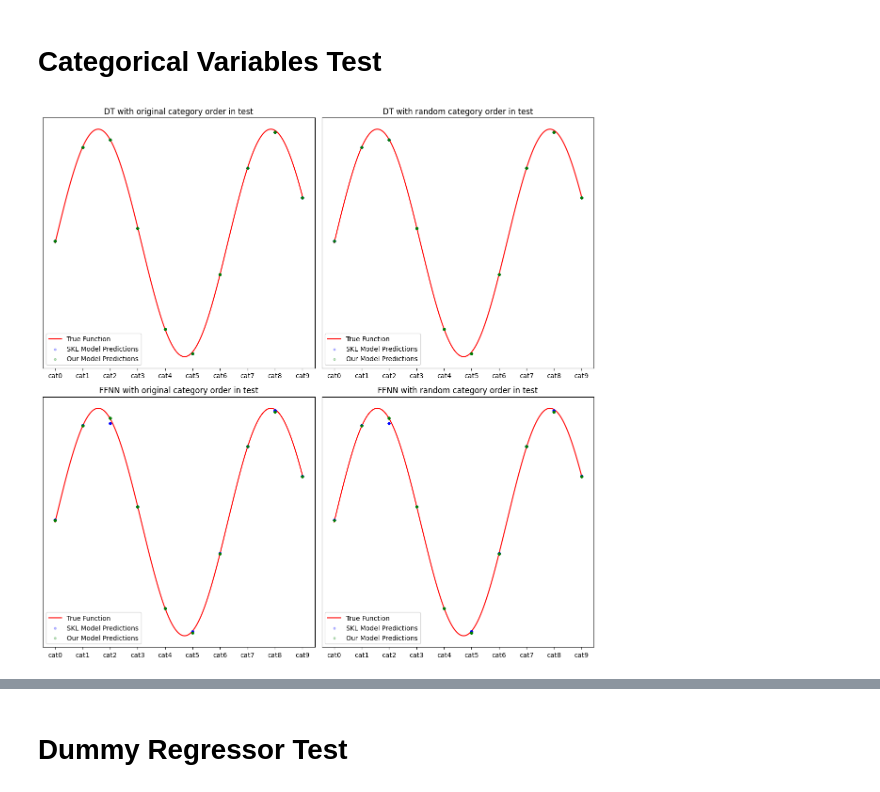
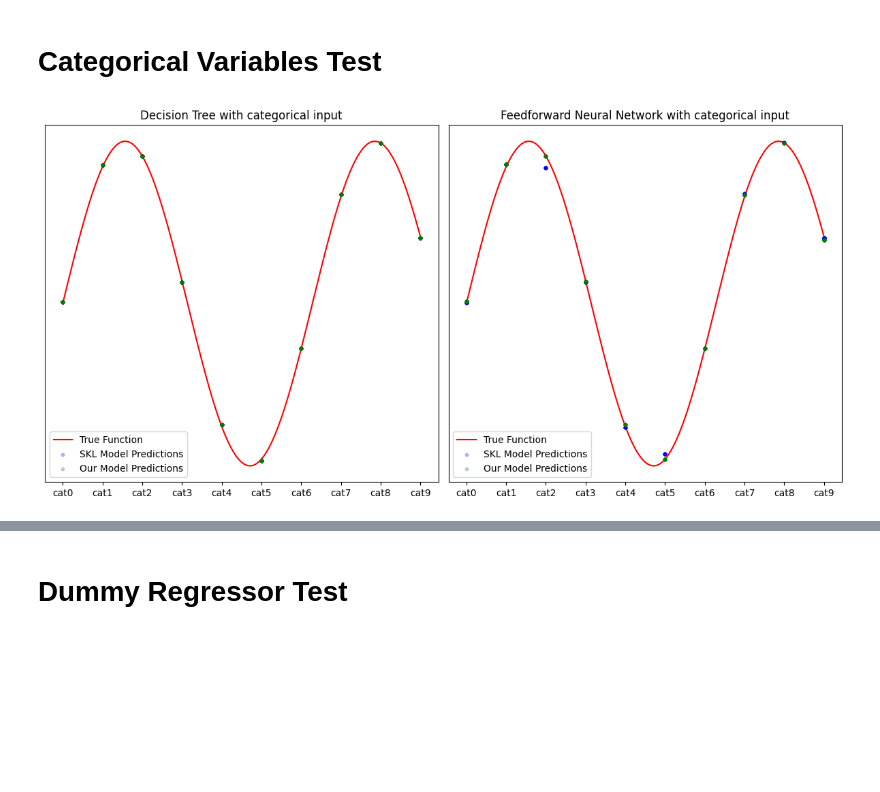
Before and after one commit to SAKULAK/ITU-MachineLearning-FinalProject-Couriers, a Jupyter notebook: correctness_tests.ipynb, the cells around one changed output, grey strips where cells are left out. Drawn from its saved outputs; the diff is of its cells as text; code cells hidden in the pictures; blank space fills up the shorter version.

Commit message:
Fixed Categorical testing and added new categorical testing

```diff
--- a/correctness_tests.ipynb
+++ b/correctness_tests.ipynb
@@ -166,55 +166,43 @@ fig = compare_regressors_on_functions(models, funcs)
 # %%
 from sklearn.preprocessing import OneHotEncoder
 from sklearn.metrics import mean_squared_error
 
 cat_values = np.random.randint(0, 10, size=(1000, 1))
 X = OneHotEncoder().fit_transform(cat_values).toarray()
 y = np.sin(cat_values.flatten()) + np.random.normal(0, 0.1, size=(1000,))
 x_base = np.linspace(cat_values.min(), cat_values.max(), 1000).flatten()
 y_base = np.sin(x_base)
 
 X_train, X_test, y_train, y_test = train_test_split(X, y, test_size=0.2)
 
-# shuffle columns of X_test to create random category order to test if model truyly learned the categories or other patterns
-X_test_random_col_order = X_test.copy()
-np.random.shuffle(X_test_random_col_order.T)
-
-Xs = [(X_train, X_test, y_train, y_test), (X_train, X_test_random_col_order, y_train, y_test)]
-fig, axs = plt.subplots(2, 2, figsize=(12, 12))
+fig, axs = plt.subplots(1, 2, figsize=(12, 6))
 
 dt_sklearn = DecisionTreeRegressor().fit(X_train, y_train)
 dt_our = DecisionTree().fit(X_train, y_train)
 FFNN_sklearn = MLPRegressor(hidden_layer_sizes=[10,10], max_iter=1000).fit(X_train, y_train)
 FFNN_our = FeedForwardNeuralNetwork([10,10], epochs=1000, learning_rate=0.001, regression=True, auto_save=False).fit(X_train, y_train)
 
-for i, (X_train, X_test, y_train, y_test) in enumerate(Xs):
-    y_pred_dt_sklearn = dt_sklearn.predict(X_test)
-    y_pred_dt_our = dt_our.predict(X_test)
+y_pred_dt_sklearn = dt_sklearn.predict(X_test)
+y_pred_dt_our = dt_our.predict(X_test)
 
-    y_pred_FFNN_sklearn = FFNN_sklearn.predict(X_test)
-    y_pred_FFNN_our = FFNN_our.predict(X_test)
+y_pred_FFNN_sklearn = FFNN_sklearn.predict(X_test)
+y_pred_FFNN_our = FFNN_our.predict(X_test)
 
-    ax = axs[0, i]
+y_preds = [
+    (y_pred_dt_sklearn, y_pred_dt_our, "Decision Tree"),
+    (y_pred_FFNN_sklearn, y_pred_FFNN_our, "Feedforward Neural Network")
+]
+for i, (y_pred_sklearn, y_pred_our, model_name) in enumerate(y_preds):
+    ax = axs[i]
     ax.plot(x_base, y_base, label='True Function', c="red", zorder=0)
-    ax.scatter(np.argmax(X_test, axis=1), y_pred_dt_sklearn, label='SKL Model Predictions', c="blue", s=10, alpha=0.25)
-    ax.scatter(np.argmax(X_test, axis=1), y_pred_dt_our, label='Our Model Predictions', c="green", s=10, alpha=0.25)
-    ax.set_title("DT with random category order in test" if i == 1 else "DT with original category order in test")
-    ax.set_xticks(range(10))
-    ax.set_xticklabels([f"cat{i}" for i in range(10)])
-    ax.axes.get_yaxis().set_visible(False)
-    ax.legend()
-
-
-    ax = axs[1, i]
-    ax.plot(x_base, y_base, label='True Function', c="red", zorder=0)
-    ax.scatter(np.argmax(X_test, axis=1), y_pred_FFNN_sklearn, label='SKL Model Predictions', c="blue", s=10, alpha=0.25)
-    ax.scatter(np.argmax(X_test, axis=1), y_pred_FFNN_our, label='Our Model Predictions', c="green", s=10, alpha=0.25)
-    ax.set_title("FFNN with random category order in test" if i == 1 else "FFNN with original category order in test")
+    ax.scatter(np.argmax(X_test, axis=1), y_pred_sklearn, label='SKL Model Predictions', c="blue", s=10, alpha=0.25)
+    ax.scatter(np.argmax(X_test, axis=1), y_pred_our, label='Our Model Predictions', c="green", s=10, alpha=0.25)
+    ax.set_title(f"{model_name} with categorical input")
     ax.set_xticks(range(10))
     ax.set_xticklabels([f"cat{i}" for i in range(10)])
     ax.axes.get_yaxis().set_visible(False)
     ax.legend()
 
 fig.tight_layout()
 # %% [output]
-[figure, old version]
+[figure, new version]
```
Also changed, not shown: parts of 4 cells of this notebook.
